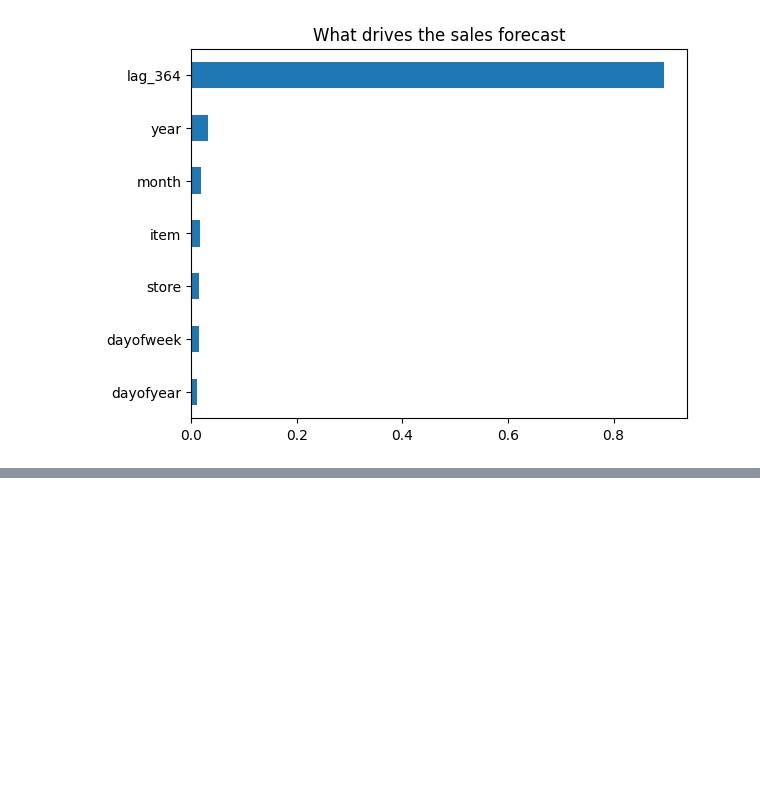
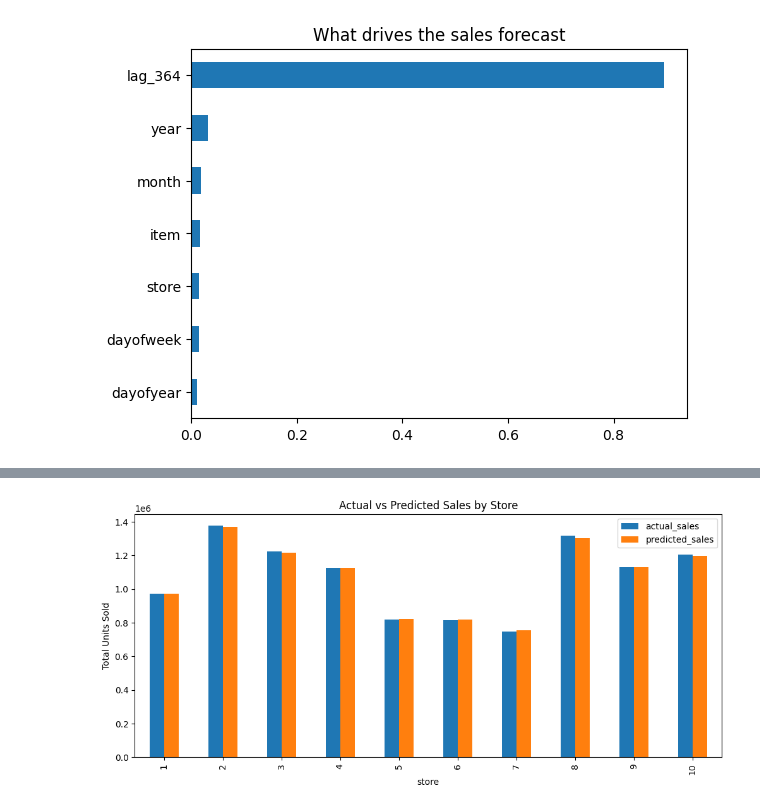
Before and after one commit to yehiaelsalmi/retail-sales-forecasting, a Jupyter notebook: retail-sales-forecasting.ipynb, the cells around one changed output, grey strips where cells are left out. Saved outputs shown, nothing was run; the diff lists cells and outputs as text; code cells hidden in the pictures; blank space fills up the shorter version.

Commit message:
Kaggle Notebook | retail-sales-forecasting | Version 3

```diff
--- a/retail-sales-forecasting.ipynb
+++ b/retail-sales-forecasting.ipynb
@@ -287,0 +338,16 @@ plt.show()
+# %%
+store_demand = res.groupby('store').agg(
+    actual_sales=('actual', 'sum'),
+    predicted_sales=('pred', 'sum')
+)
+
+store_demand.plot(
+    kind='bar',
+    figsize=(12, 5),
+    title='Actual vs Predicted Sales by Store'
+)
+
+plt.ylabel('Total Units Sold')
+plt.show()
+# %% [output]
+[figure, added]
```
Also changed, not shown: parts of 1 cell of this notebook.
